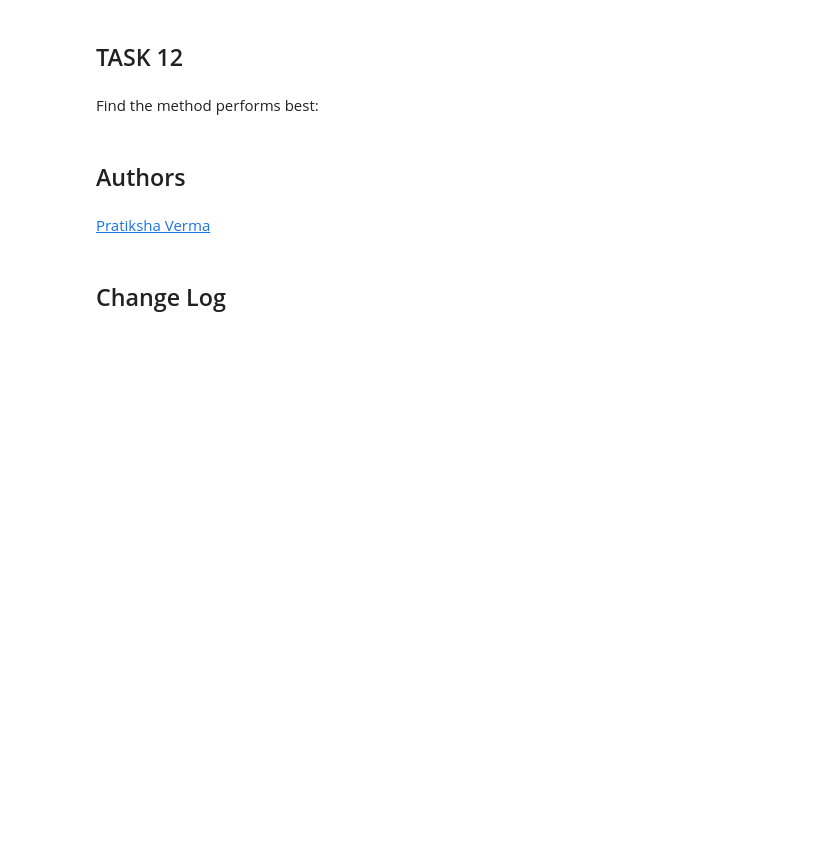
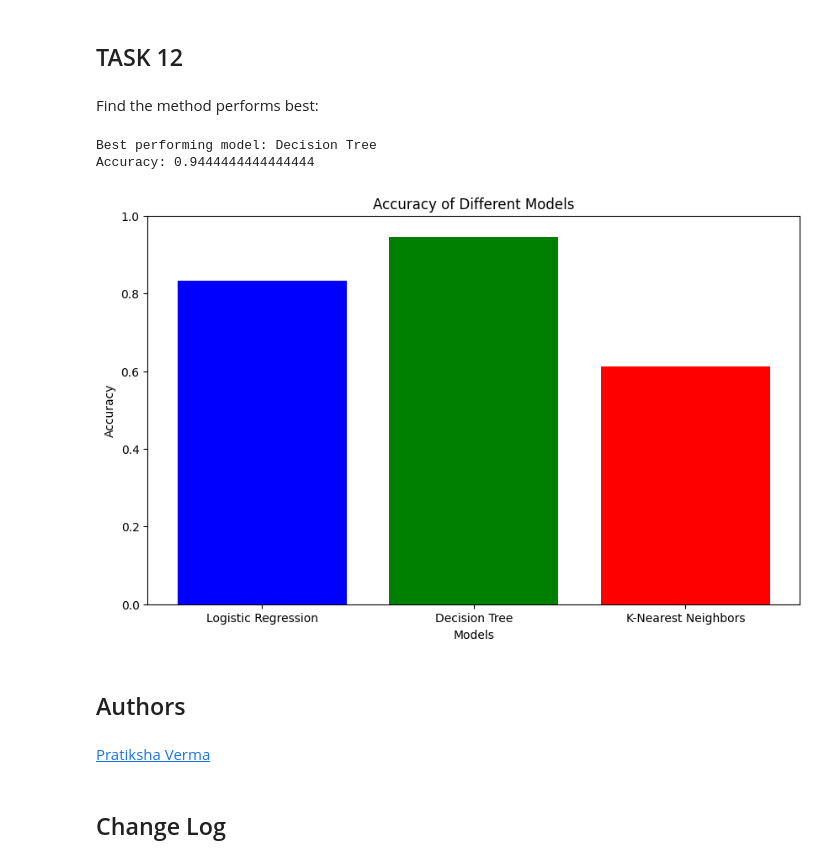
Before and after one commit to JosephOlaoluwa/ibm_capstone_project, a Jupyter notebook: SpaceX_Machine_Learning_Prediction_Part_5.jupyterlite.ipynb, the cells around one changed output. Saved outputs shown, nothing was run; the diff lists cells and outputs as text; code cells hidden in the pictures; blank space fills up the shorter version.

```diff
--- a/SpaceX_Machine_Learning_Prediction_Part_5.jupyterlite.ipynb
+++ b/SpaceX_Machine_Learning_Prediction_Part_5.jupyterlite.ipynb
@@ -136,7 +136,7 @@ parameters ={'C':[0.01,0.1,1],
              'solver':['lbfgs']}
 # %%
 parameters ={"C":[0.01,0.1,1],'penalty':['l2'], 'solver':['lbfgs']}# l1 lasso l2 ridge
-lr=LogisticRegression()
+lr=LogisticRegression(solver='lbfgs', max_iter=1000)
 logreg_cv = GridSearchCV(lr, parameters, cv=10)
 logreg_cv.fit(X_train, Y_train)
 # %% [output]
@@ -226,3 +209,6 @@ parameters = {'criterion': ['gini', 'entropy'],
      'min_samples_split': [2, 5, 10]}
 
 tree = DecisionTreeClassifier()
+# %%
+tree_cv = GridSearchCV(tree, parameters, cv=10)
+tree_cv.fit(X_train, Y_train)
@@ -248,3 +269,6 @@ parameters = {'n_neighbors': [1, 2, 3, 4, 5, 6, 7, 8, 9, 10],
               'p': [1,2]}
 
 KNN = KNeighborsClassifier()
+# %%
+knn_cv = GridSearchCV(KNN, parameters, cv=10)
+knn_cv.fit(X_train, Y_train)
@@ -264,6 +303,39 @@ plot_confusion_matrix(Y_test,yhat)
 ## TASK  12
 # %% [markdown]
 Find the method performs best:
+# %%
+# Calculate accuracy scores for each model
+accuracy_logreg = logreg_cv.score(X_test, Y_test)
+accuracy_tree = tree_cv.score(X_test, Y_test)
+accuracy_knn = knn_cv.score(X_test, Y_test)
+
+# Compare accuracy scores and find the best performing model
+best_model = max([(accuracy_logreg, 'Logistic Regression'),
+                  (accuracy_tree, 'Decision Tree'),
+                  (accuracy_knn, 'K-Nearest Neighbors')])
+
+print("Best performing model:", best_model[1])
+print("Accuracy:", best_model[0])
+# %% [output]
+Best performing model: Decision Tree
+Accuracy: 0.9444444444444444
+# %%
+# Model names
+models = ['Logistic Regression', 'Decision Tree', 'K-Nearest Neighbors']
+
+# Accuracy scores
+accuracies = [accuracy_logreg, accuracy_tree, accuracy_knn]
+
+# Create bar chart
+plt.figure(figsize=(10, 6))
+plt.bar(models, accuracies, color=['blue', 'green', 'red'])
+plt.xlabel('Models')
+plt.ylabel('Accuracy')
+plt.title('Accuracy of Different Models')
+plt.ylim(0, 1)  # Set y-axis limit to 0-1 for accuracy
+plt.show()
+# %% [output]
+[figure, added]
 # %% [markdown]
 ## Authors
 # %% [markdown]
```
Also changed, not shown: parts of 10 cells of this notebook.
